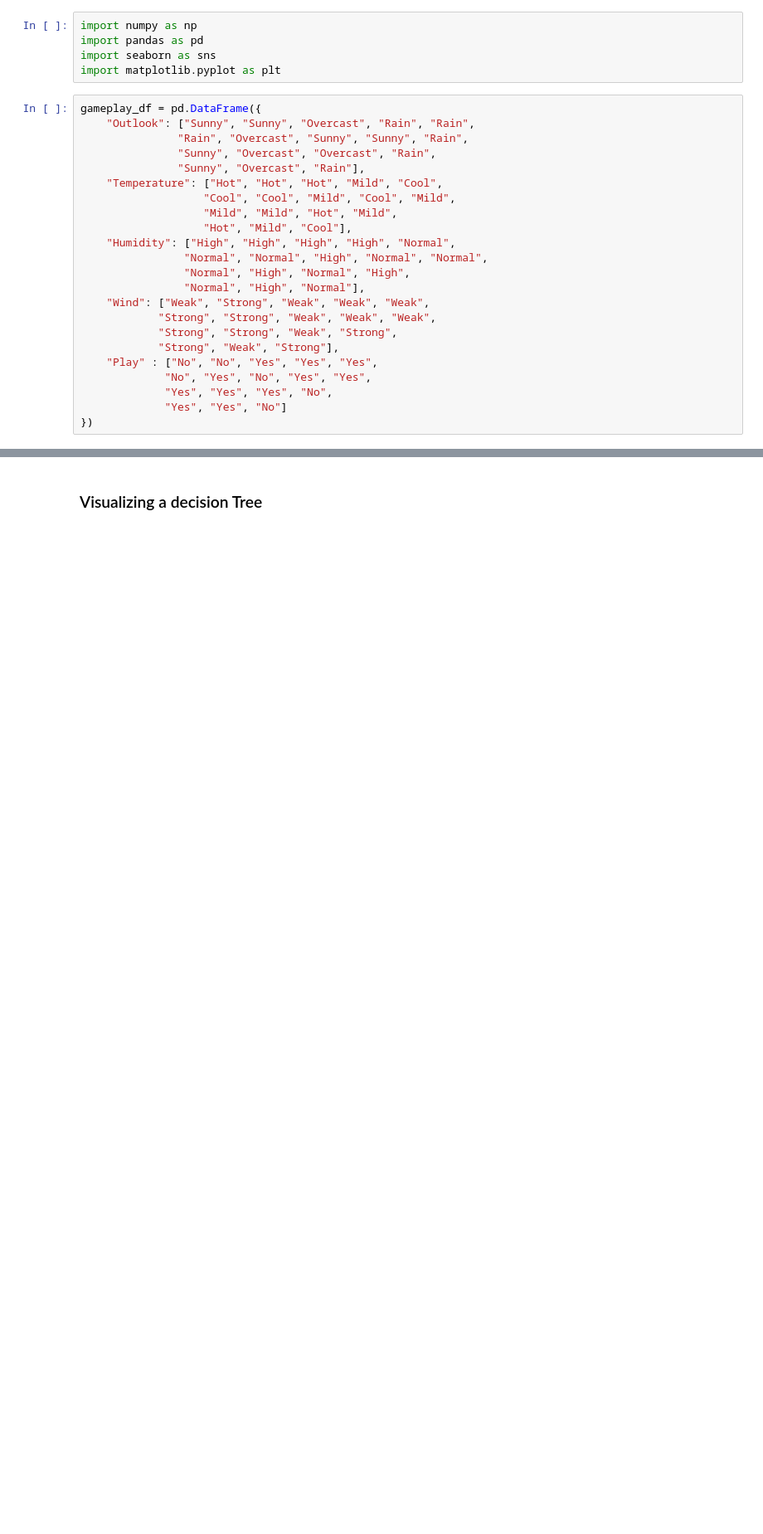
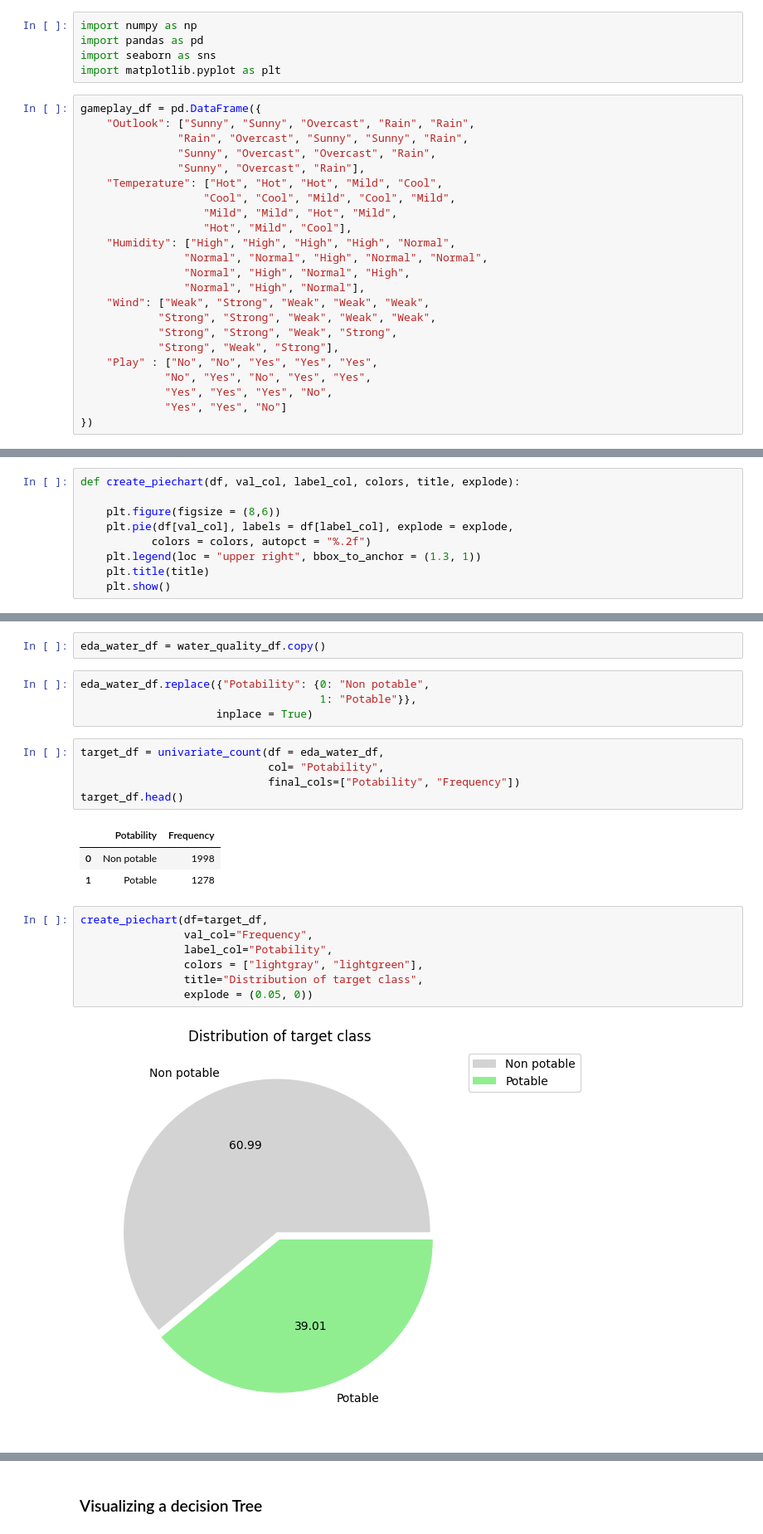
Before and after one commit to prabhat-123/Python_For_Data_Science, a Jupyter notebook: Decision_Trees.ipynb, the cells around one changed output, grey strips where cells are left out. Shown at 83% size. Cells and saved outputs as stored; diff of their text form; blank space fills up the shorter version.

```diff
--- a/Decision_Trees.ipynb
+++ b/Decision_Trees.ipynb
@@ -143,0 +206,9 @@ Gini Index(Leaf) = 1 - ∑(p_i^2)
+# %%
+def create_piechart(df, val_col, label_col, colors, title, explode):
+
+    plt.figure(figsize = (8,6))
+    plt.pie(df[val_col], labels = df[label_col], explode = explode,
+           colors = colors, autopct = "%.2f")
+    plt.legend(loc = "upper right", bbox_to_anchor = (1.3, 1))
+    plt.title(title)
+    plt.show()
@@ -143,0 +391,24 @@ Gini Index(Leaf) = 1 - ∑(p_i^2)
+# %%
+eda_water_df = water_quality_df.copy()
+# %%
+eda_water_df.replace({"Potability": {0: "Non potable",
+                                     1: "Potable"}},
+                     inplace = True)
+# %%
+target_df = univariate_count(df = eda_water_df,
+                             col= "Potability",
+                             final_cols=["Potability", "Frequency"])
+target_df.head()
+# %% [output]
+|  | Potability | Frequency |
+| 0 | Non potable | 1998 |
+| 1 | Potable | 1278 |
+# %%
+create_piechart(df=target_df,
+                val_col="Frequency",
+                label_col="Potability",
+                colors = ["lightgray", "lightgreen"],
+                title="Distribution of target class",
+                explode = (0.05, 0))
+# %% [output]
+[figure, added]
```
Also changed, not shown: parts of 67 cells of this notebook, 1 other file.
